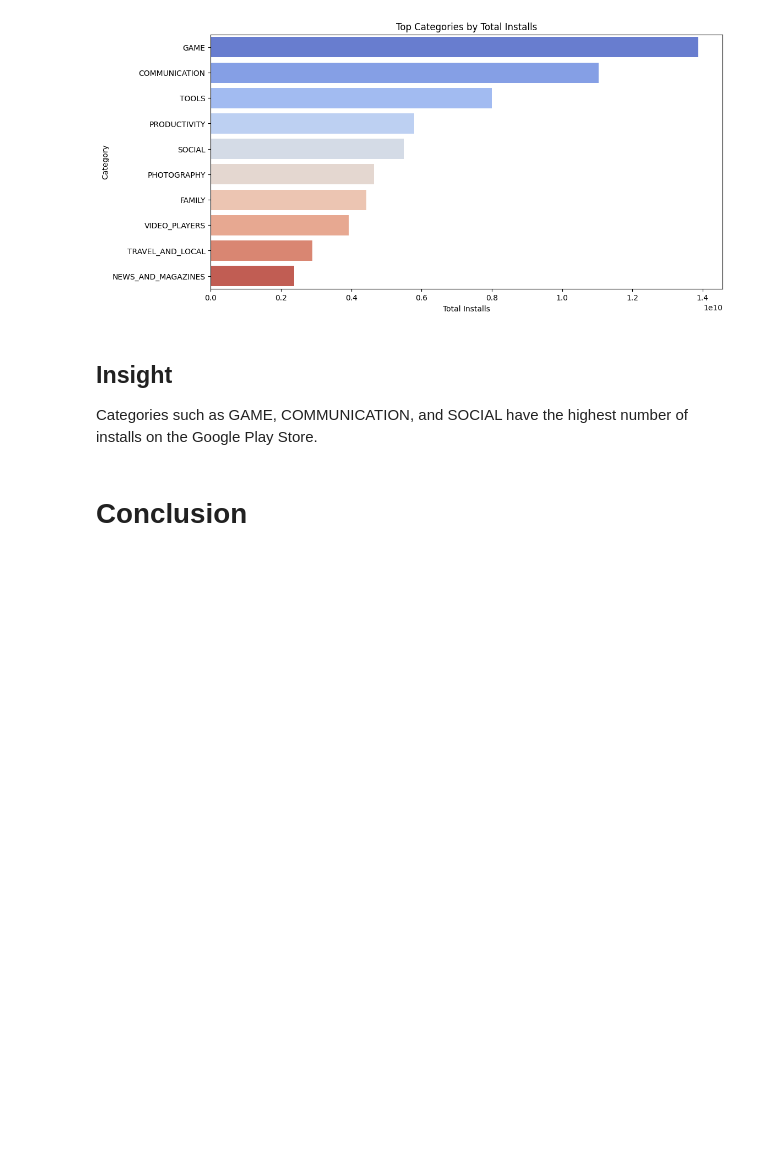
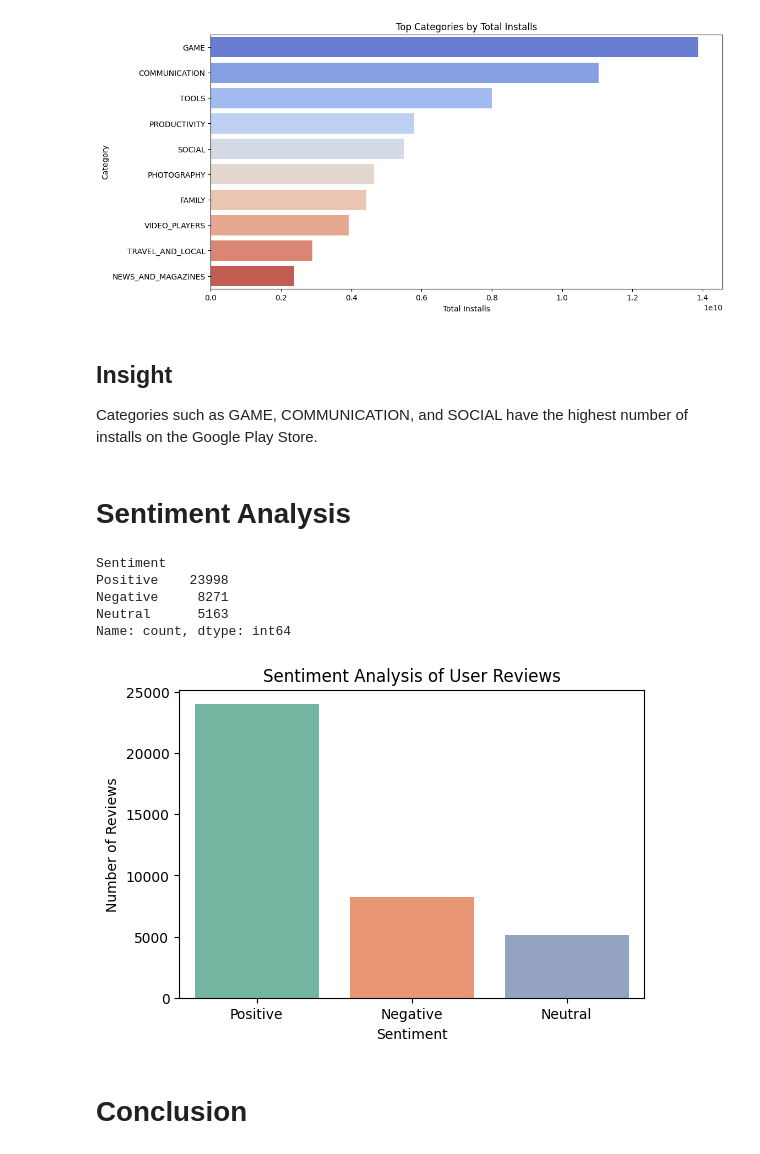
Before and after one commit to gururajsonwane/OIBSIP, a Jupyter notebook: Task1_Google_Play_Store_Analysis/main.ipynb, the cells around one changed output. Drawn from its saved outputs; the diff is of its cells as text; code cells hidden in the pictures; blank space fills up the shorter version.

Commit message:
Added sentiment analysis

```diff
--- a/Task1_Google_Play_Store_Analysis/main.ipynb
+++ b/Task1_Google_Play_Store_Analysis/main.ipynb
@@ -321,6 +321,40 @@ plt.show()
 ## Insight
 
 Categories such as GAME, COMMUNICATION, and SOCIAL have the highest number of installs on the Google Play Store.
+# %% [markdown]
+# Sentiment Analysis
+# %%
+# Counting sentiments from user reviews
+sentiment_counts = reviews_df['Sentiment'].value_counts()
+
+# Displaying sentiment counts
+print(sentiment_counts)
+# %% [output]
+Sentiment
+Positive    23998
+Negative     8271
+Neutral      5163
+Name: count, dtype: int64
+# %%
+# Sentiment Analysis Visualization
+
+plt.figure(figsize=(6,4))
+
+sns.barplot(
+    x=sentiment_counts.index,
+    y=sentiment_counts.values,
+    hue=sentiment_counts.index,
+    palette='Set2',
+    legend=False
+)
+
+plt.title('Sentiment Analysis of User Reviews')
+plt.xlabel('Sentiment')
+plt.ylabel('Number of Reviews')
+
+plt.show()
+# %% [output]
+[figure, added]
 # %% [markdown]
 # Conclusion
 # %% [markdown]
```
